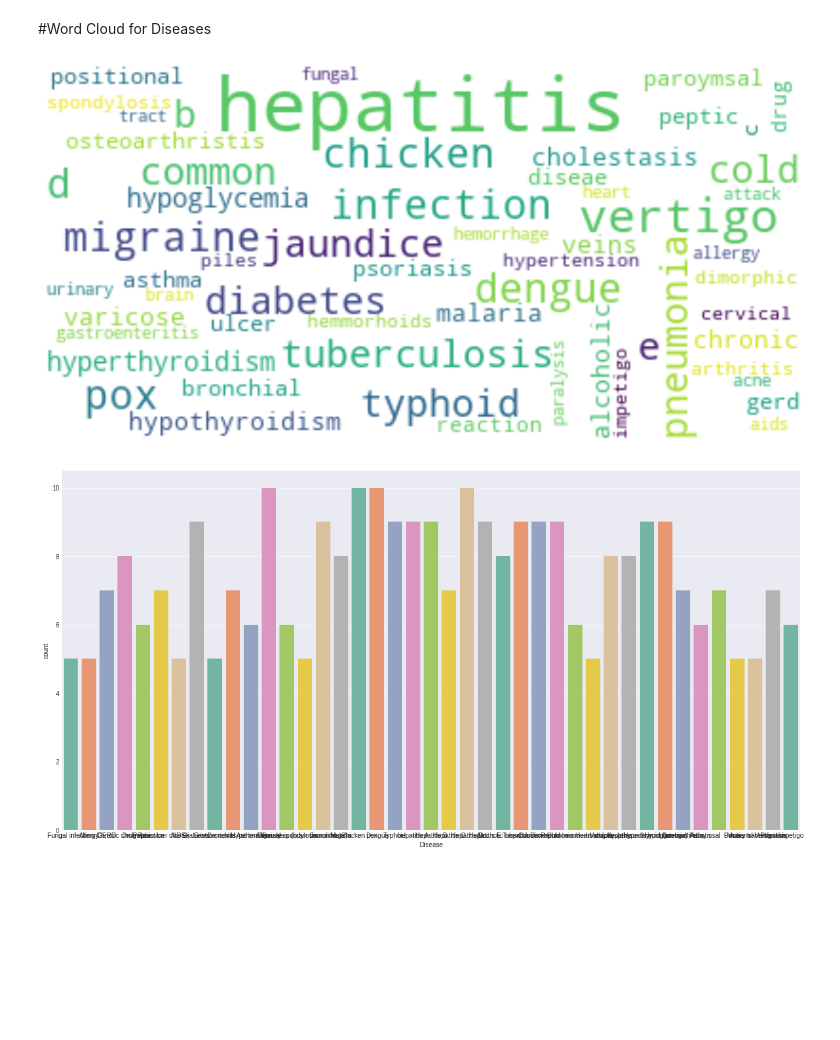
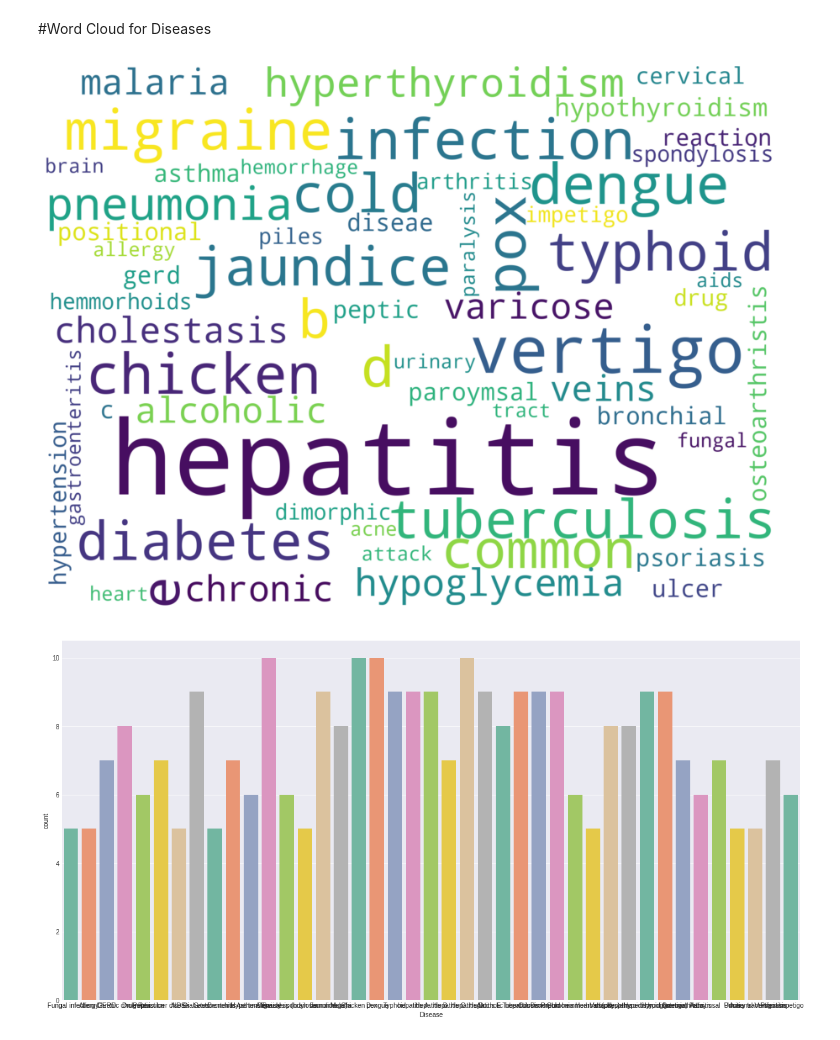
Before and after one commit to AyaElsawyElghaysh/MachineLearningProject-, a Jupyter notebook: graduation_project.ipynb, the cells around one changed output. Saved outputs shown, nothing was run; the diff lists cells and outputs as text; code cells hidden in the pictures; blank space fills up the shorter version.

```diff
--- a/graduation_project.ipynb
+++ b/graduation_project.ipynb
@@ -691,19 +705,19 @@ df.head(3)
 # %% [markdown]
 #Word Cloud for Diseases
 # %%
-import wordcloud
-#Instantiate the wordcloud object
-wc = wordcloud.WordCloud(background_color='white', collocations=False, max_font_size=40, random_state=42)
+# Instantiate the word cloud object.
+wc = wordcloud.WordCloud(background_color='white', max_words=500,scale=3, width=640, height=480, collocations=False, contour_width=5, contour_color='steelblue')
 # Generate word cloud
 wc=wc.generate(" ".join(df["Disease"]).lower())
 # Show word cloud
-plt.figure(figsize=(20,15))
+plt.figure(figsize=(18,12))
 plt.imshow(wc, interpolation='bilinear')
 plt.axis("off")
 plt.show()
-#wc.to_file('wordcloud.png');
+# save the masked wordcloud
+wc.to_file('masked_wsordcloud.png');
 # %% [output]
-[figure, old version]
+[figure, new version]
 # %%
 plt.figure(figsize=(20,10))
 plt.style.use('seaborn-darkgrid')
```
Also changed, not shown: parts of 6 cells of this notebook.
